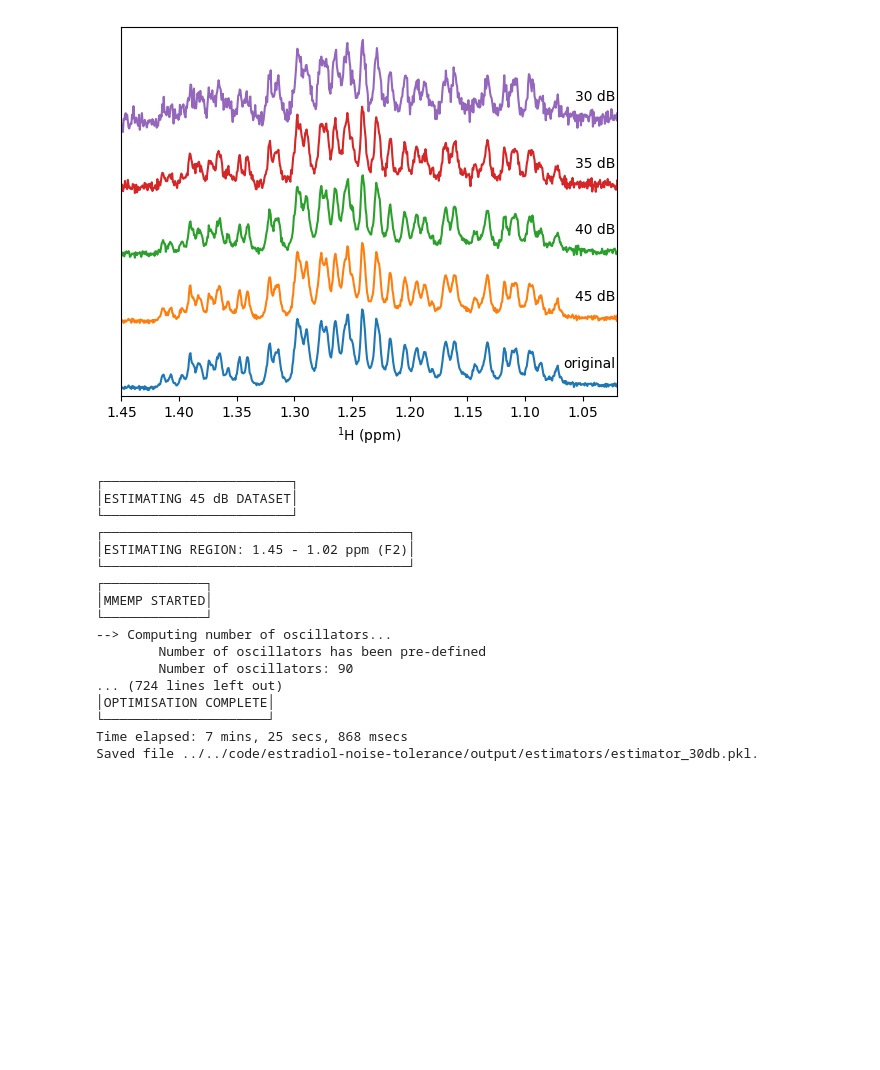
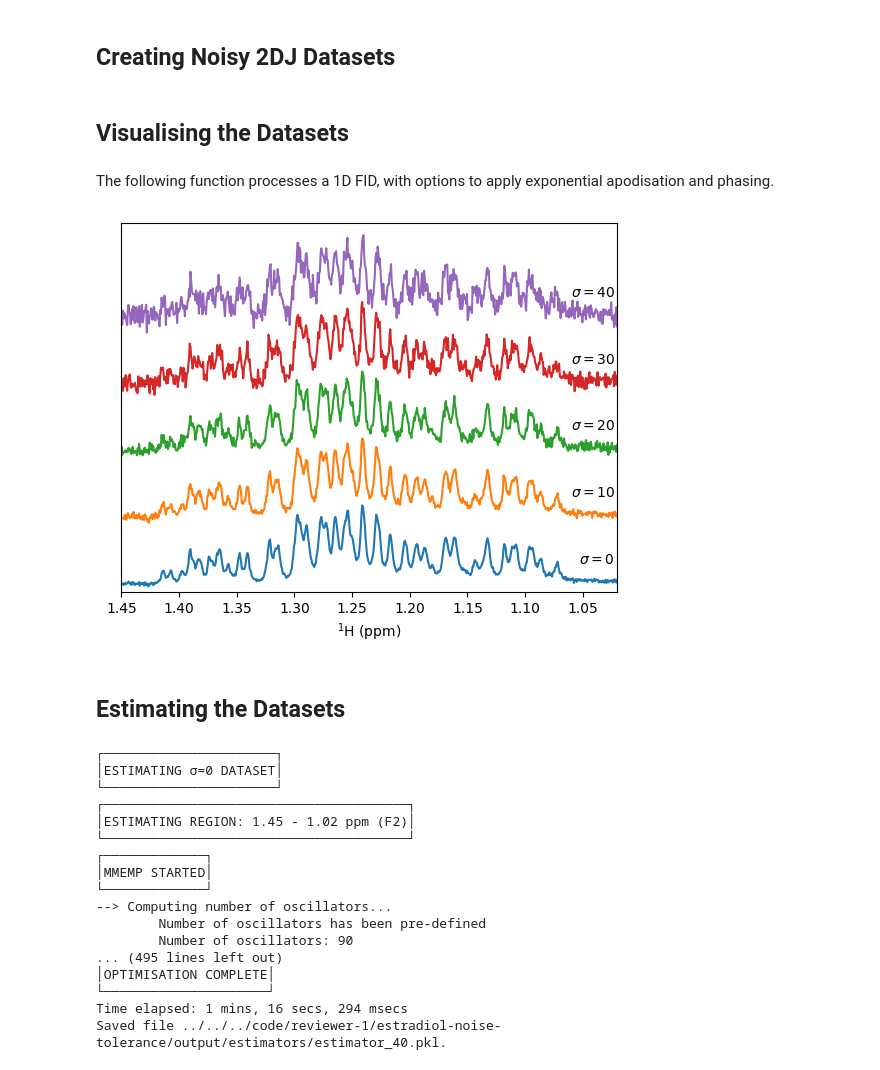
Before and after one commit to foroozandehgroup/cupid-data, a Jupyter notebook: code/reviewer-1/estradiol-noise-tolerance/estradiol-noise-tolerance.ipynb, the cells around one changed output. Saved outputs shown, nothing was run; the diff lists cells and outputs as text; code cells hidden in the pictures; blank space fills up the shorter version.

```diff
--- a/code/reviewer-1/estradiol-noise-tolerance/estradiol-noise-tolerance.ipynb
+++ b/code/reviewer-1/estradiol-noise-tolerance/estradiol-noise-tolerance.ipynb
@@ -31,22 +28,2 @@ def add_noise(data: np.ndarray, snr: int) -> None:
-# %%
-from copy import deepcopy
-import numpy as np
-
-np.random.seed(0)
-
-snrs = [45, 40, 35, 30]
-estimator_path_tmpl = str(estimator_dir / "estimator_{}db.pkl")
-all_paths = [Path(estimator_path_tmpl.format(snr)) for snr in snrs]
-estimators = {}
-
-if all([path.is_file() for path in all_paths]):
-    for snr, path in zip(snrs, all_paths):
-        estimator = ne.Estimator2DJ.from_pickle(path)
-        estimators[snr] = dict(path=path, obj=estimator)
-else:
-    for snr in snrs:
-        estimator_noisy = deepcopy(estimator_base)
-        estimator_path = Path(estimator_path_tmpl.format(snr))
-        add_noise(estimator_noisy._data, snr)
-        estimators[snr] = dict(path=estimator_path, obj=estimator_noisy)
-        estimator_noisy.to_pickle(estimator_path, force_overwrite=True)
+# %% [markdown]
+## Creating Noisy 2DJ Datasets
@@ -53,3 +63,7 @@ else:
+# %% [markdown]
+## Visualising the Datasets
+# %% [markdown]
+The following function processes a 1D FID, with options to apply exponential apodisation and phasing.
 # %%
 def process_1d(data: np.ndarray, lb: float | None = None, p0_p1: tuple[float, float] | None = None):
     if lb is not None:
@@ -61,31 +75,33 @@ def process_1d(data: np.ndarray, lb: float | None = None, p0_p1: tuple[float, fl
         p0, p1 = p0_p1
         data = ne.sig.phase(data, p0=[p0], p1=[p1])
     return data.real
+
+# zf_pts is the number of points in the data after applying zero-filling.
+# It will come in handy in a few places.
+zf_pts = process_1d(deepcopy(estimators[0]._data[0])).size
 # %%
 import matplotlib.pyplot as plt
 
 fig, ax = plt.subplots()
-base_spectrum = process_1d(deepcopy(first_fid))
-_, shifts = estimator_base.get_shifts(unit="ppm", meshgrid=False, pts=(1, base_spectrum.size))
+_, shifts = estimator_base.get_shifts(unit="ppm", meshgrid=False, pts=(1, zf_pts))
 ax.set_xlim(1.45, 1.02)
 ax.set_ylim(-5e3, 1.5e5)
 ax.set_yticks([])
 ax.set_xlabel("$^{1}$H (ppm)")
-ax.plot(shifts, base_spectrum)
 
 text_x = 1.022
 text_yshift = 7.0e3
-ax.text(text_x, text_yshift, "original", ha="right")
 
 spectrum_yshift = 2.8e4
-for i, (snr, dct) in enumerate(estimators.items(), start=1):
-    estimator = dct["obj"]
+for i, (stdev, estimator) in enumerate(estimators.items()):
     fid = deepcopy(estimator._data[0])
     spectrum = process_1d(fid) + (i * spectrum_yshift)
     ax.plot(shifts, spectrum)
-    ax.text(1.022, text_yshift + i * spectrum_yshift, "{} dB".format(snr), ha="right")
+    ax.text(1.022, text_yshift + i * spectrum_yshift, "$\\sigma = {}$".format(stdev), ha="right")
 # %% [output]
-[figure, old version]
+[figure, new version]
+# %% [markdown]
+## Estimating the Datasets
 # %%
 estimation_kwargs = dict(
     region=(1.45, 1.02),
@@ -98,22 +114,21 @@ estimation_kwargs = dict(
 # %%
 np.random.seed(0)
 
-rerun = False
-for snr, dct in estimators.items():
-    estimator = dct["obj"]
-    path = dct["path"]
+rerun = True
+for stdev, estimator in estimators.items():
     try:
         if rerun:
             estimator._results = []
         estimator.get_results()
     except ValueError:
-        print(ne._misc.boxed_text("ESTIMATING {} dB DATASET".format(snr)))
+        print(ne._misc.boxed_text("ESTIMATING σ={} DATASET".format(stdev)))
         estimator.estimate(**estimation_kwargs)
+        path = get_estimator_path(stdev)
         estimator.to_pickle(path, force_overwrite=True)
 # %% [output]
-┌────────────────────────┐
-│ESTIMATING 45 dB DATASET│
-└────────────────────────┘
+┌──────────────────────┐
+│ESTIMATING σ=0 DATASET│
+└──────────────────────┘
 ┌───────────────────────────────────────┐
 │ESTIMATING REGION: 1.45 - 1.02 ppm (F2)│
 └───────────────────────────────────────┘
@@ -123,8 +138,8 @@ for snr, dct in estimators.items():
 --> Computing number of oscillators...
         Number of oscillators has been pre-defined
         Number of oscillators: 90
-... (724 lines left out)
+... (495 lines left out)
 │OPTIMISATION COMPLETE│
 └─────────────────────┘
-Time elapsed: 7 mins, 25 secs, 868 msecs
-Saved file ../../code/estradiol-noise-tolerance/output/estimators/estimator_30db.pkl.
+Time elapsed: 1 mins, 16 secs, 294 msecs
+Saved file ../../../code/reviewer-1/estradiol-noise-tolerance/output/estimators/estimator_40.pkl.
```
Also changed, not shown: parts of 16 cells of this notebook, 18 other files.
